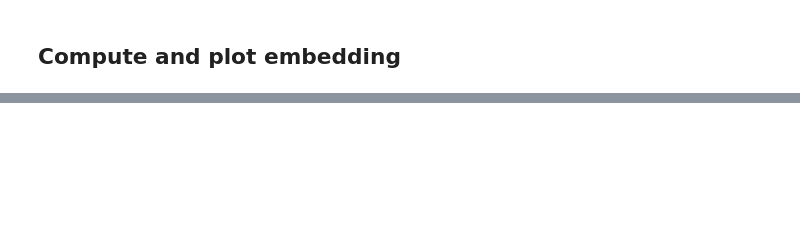
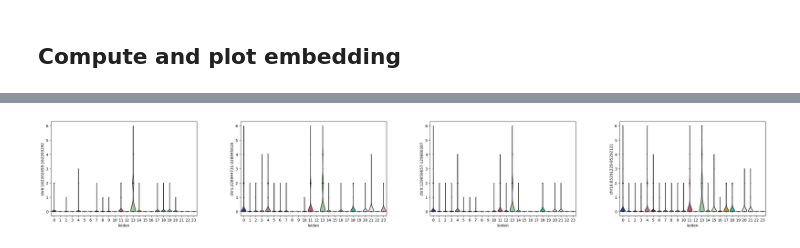
Before and after one commit to theislab/scatac_poisson_reproducibility, a Jupyter notebook: notebooks/scvi_tools_example_notebook.ipynb, the cells around one changed output, grey strips where cells are left out. Saved outputs shown, nothing was run; the diff lists cells and outputs as text; code cells hidden in the pictures; blank space fills up the shorter version.

```diff
--- a/notebooks/scvi_tools_example_notebook.ipynb
+++ b/notebooks/scvi_tools_example_notebook.ipynb
@@ -74,0 +135,4 @@ sc.pl.umap(adata, color="leiden")
+# %%
+sc.pl.violin(adata, keys=da_peaks_filt.index[:4], groupby='leiden')
+# %% [output]
+[figure, added]
```
Also changed, not shown: parts of 20 cells of this notebook.
